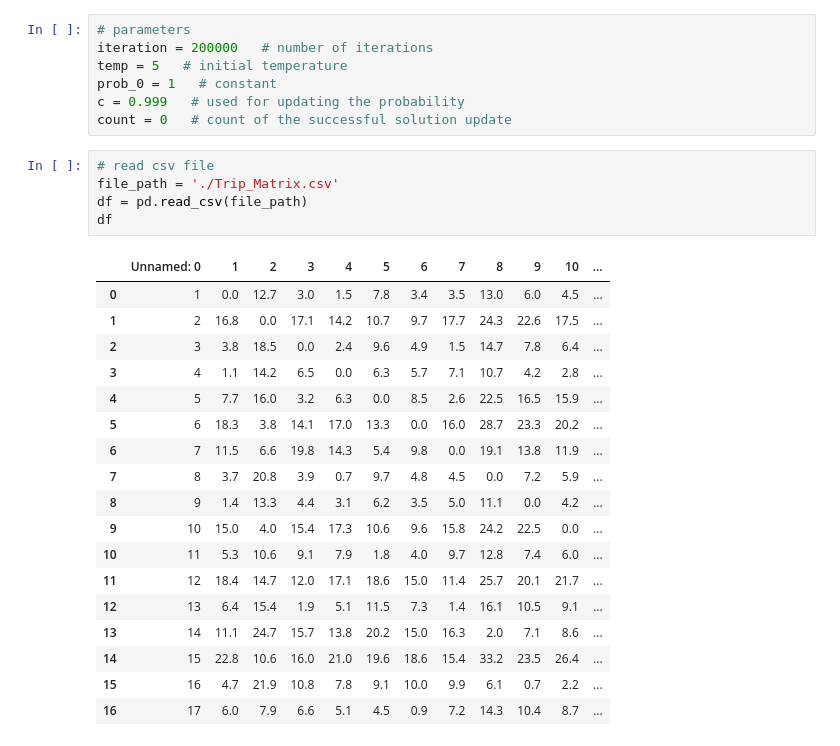
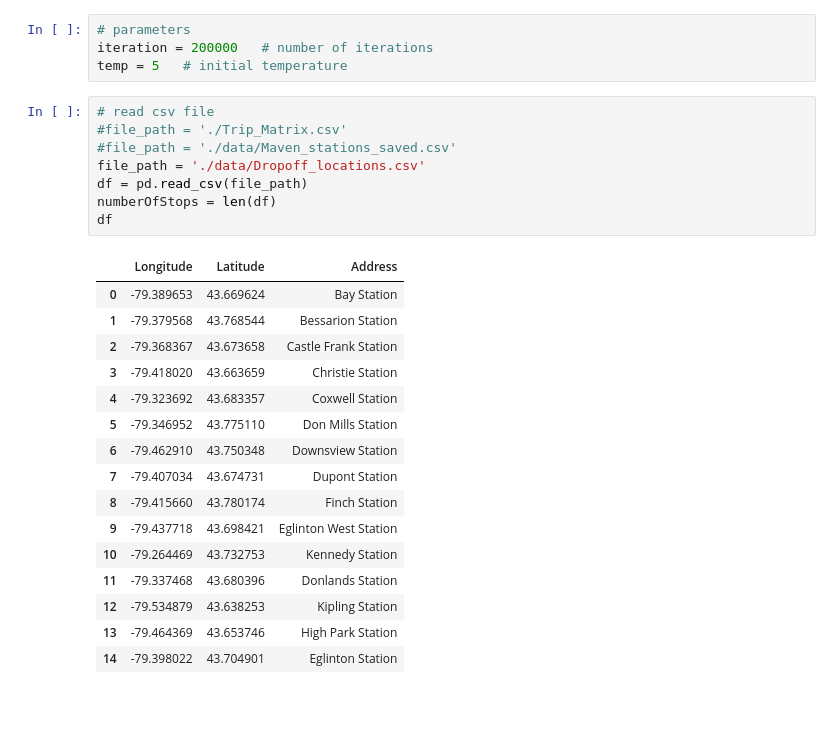
Before and after one commit to SmartMobilityAlgorithms/Trajectory-based-Search-Algorithms, a Jupyter notebook: ridesharing_SA.ipynb, the cells around one changed output. Drawn from its saved outputs; the diff is of its cells as text; blank space fills up the shorter version.

```diff
--- a/ridesharing_SA.ipynb
+++ b/ridesharing_SA.ipynb
@@ -16,30 +14,28 @@ ModuleNotFoundError: No module named 'numpy'
 # parameters
 iteration = 200000   # number of iterations
 temp = 5   # initial temperature
-prob_0 = 1   # constant
-c = 0.999   # used for updating the probability
-count = 0   # count of the successful solution update
 # %%
 # read csv file
-file_path = './Trip_Matrix.csv'
+#file_path = './Trip_Matrix.csv'
+#file_path = './data/Maven_stations_saved.csv'
+file_path = './data/Dropoff_locations.csv'
 df = pd.read_csv(file_path)
+numberOfStops = len(df)
 df
 # %% [output]
-|  | Unnamed: 0 | 1 | 2 | 3 | 4 | 5 | 6 | 7 | 8 | 9 | 10 | ... |
-| 0 | 1 | 0.0 | 12.7 | 3.0 | 1.5 | 7.8 | 3.4 | 3.5 | 13.0 | 6.0 | 4.5 | ... |
-| 1 | 2 | 16.8 | 0.0 | 17.1 | 14.2 | 10.7 | 9.7 | 17.7 | 24.3 | 22.6 | 17.5 | ... |
-| 2 | 3 | 3.8 | 18.5 | 0.0 | 2.4 | 9.6 | 4.9 | 1.5 | 14.7 | 7.8 | 6.4 | ... |
-| 3 | 4 | 1.1 | 14.2 | 6.5 | 0.0 | 6.3 | 5.7 | 7.1 | 10.7 | 4.2 | 2.8 | ... |
-| 4 | 5 | 7.7 | 16.0 | 3.2 | 6.3 | 0.0 | 8.5 | 2.6 | 22.5 | 16.5 | 15.9 | ... |
-| 5 | 6 | 18.3 | 3.8 | 14.1 | 17.0 | 13.3 | 0.0 | 16.0 | 28.7 | 23.3 | 20.2 | ... |
-| 6 | 7 | 11.5 | 6.6 | 19.8 | 14.3 | 5.4 | 9.8 | 0.0 | 19.1 | 13.8 | 11.9 | ... |
-| 7 | 8 | 3.7 | 20.8 | 3.9 | 0.7 | 9.7 | 4.8 | 4.5 | 0.0 | 7.2 | 5.9 | ... |
-| 8 | 9 | 1.4 | 13.3 | 4.4 | 3.1 | 6.2 | 3.5 | 5.0 | 11.1 | 0.0 | 4.2 | ... |
-| 9 | 10 | 15.0 | 4.0 | 15.4 | 17.3 | 10.6 | 9.6 | 15.8 | 24.2 | 22.5 | 0.0 | ... |
-| 10 | 11 | 5.3 | 10.6 | 9.1 | 7.9 | 1.8 | 4.0 | 9.7 | 12.8 | 7.4 | 6.0 | ... |
-| 11 | 12 | 18.4 | 14.7 | 12.0 | 17.1 | 18.6 | 15.0 | 11.4 | 25.7 | 20.1 | 21.7 | ... |
-| 12 | 13 | 6.4 | 15.4 | 1.9 | 5.1 | 11.5 | 7.3 | 1.4 | 16.1 | 10.5 | 9.1 | ... |
-| 13 | 14 | 11.1 | 24.7 | 15.7 | 13.8 | 20.2 | 15.0 | 16.3 | 2.0 | 7.1 | 8.6 | ... |
-| 14 | 15 | 22.8 | 10.6 | 16.0 | 21.0 | 19.6 | 18.6 | 15.4 | 33.2 | 23.5 | 26.4 | ... |
-| 15 | 16 | 4.7 | 21.9 | 10.8 | 7.8 | 9.1 | 10.0 | 9.9 | 6.1 | 0.7 | 2.2 | ... |
-| 16 | 17 | 6.0 | 7.9 | 6.6 | 5.1 | 4.5 | 0.9 | 7.2 | 14.3 | 10.4 | 8.7 | ... |
+|  | Longitude | Latitude | Address |
+| 0 | -79.389653 | 43.669624 | Bay Station |
+| 1 | -79.379568 | 43.768544 | Bessarion Station |
+| 2 | -79.368367 | 43.673658 | Castle Frank Station |
+| 3 | -79.418020 | 43.663659 | Christie Station |
+| 4 | -79.323692 | 43.683357 | Coxwell Station |
+| 5 | -79.346952 | 43.775110 | Don Mills Station |
+| 6 | -79.462910 | 43.750348 | Downsview Station |
+| 7 | -79.407034 | 43.674731 | Dupont Station |
+| 8 | -79.415660 | 43.780174 | Finch Station |
+| 9 | -79.437718 | 43.698421 | Eglinton West Station |
+| 10 | -79.264469 | 43.732753 | Kennedy Station |
+| 11 | -79.337468 | 43.680396 | Donlands Station |
+| 12 | -79.534879 | 43.638253 | Kipling Station |
+| 13 | -79.464369 | 43.653746 | High Park Station |
+| 14 | -79.398022 | 43.704901 | Eglinton Station |
```
Also changed, not shown: parts of 16 cells of this notebook, 3 other files.
